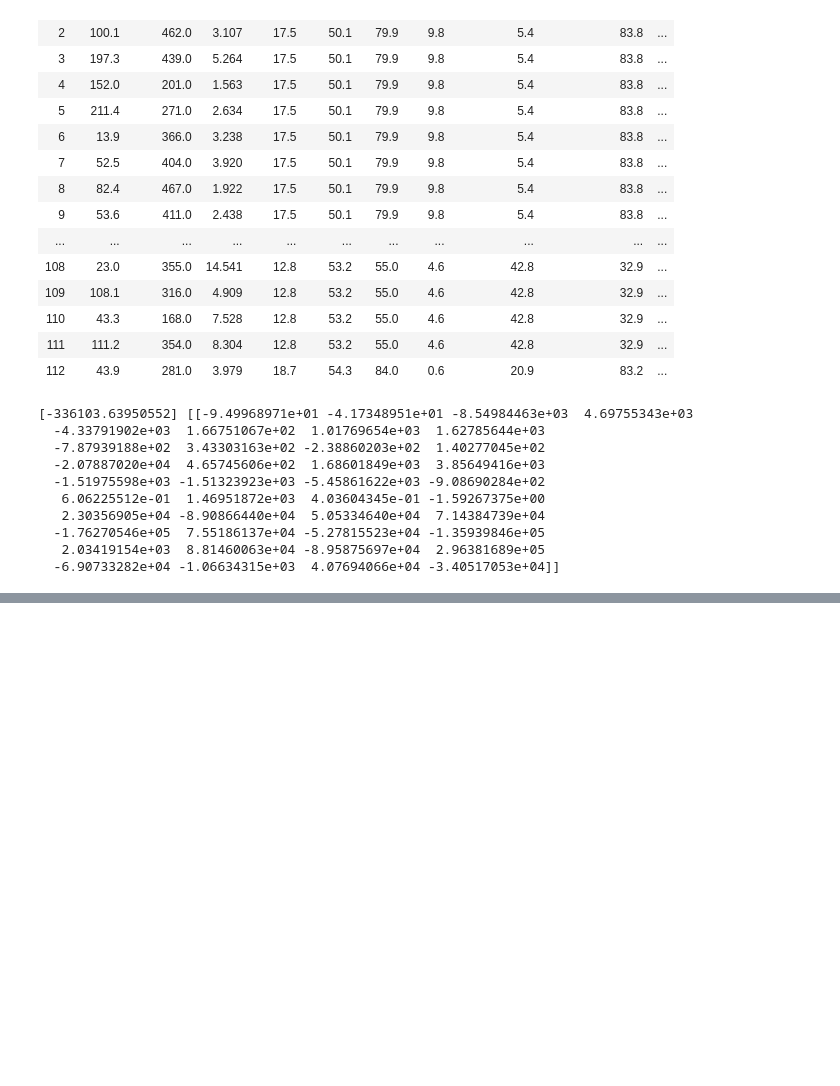
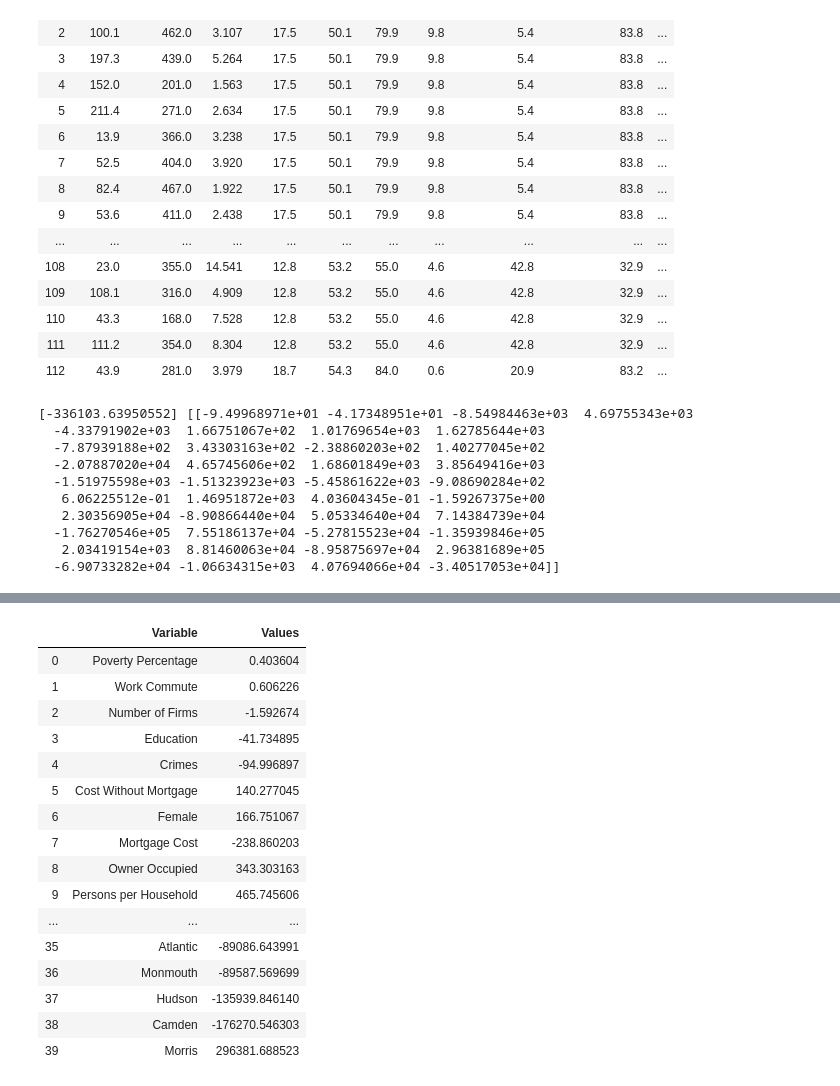
Before and after one commit to Bulinche/Dwelling---Project-3, a Jupyter notebook: Regressionfinal.ipynb, the cells around one changed output, grey strips where cells are left out. Drawn from its saved outputs; the diff is of its cells as text; code cells hidden in the pictures; blank space fills up the shorter version.

```diff
--- a/Regressionfinal.ipynb
+++ b/Regressionfinal.ipynb
@@ -665,0 +727,22 @@ print(model.intercept_, model.coef_)
+# %%
+# tempili = []
+# for v in temp[0]
+site.iloc[site['Values'].abs().argsort()].reset_index(drop=True)
+# %% [output]
+|  | Variable | Values |
+| 0 | Poverty Percentage | 0.403604 |
+| 1 | Work Commute | 0.606226 |
+| 2 | Number of Firms | -1.592674 |
+| 3 | Education | -41.734895 |
+| 4 | Crimes | -94.996897 |
+| 5 | Cost Without Mortgage | 140.277045 |
+| 6 | Female | 166.751067 |
+| 7 | Mortgage Cost | -238.860203 |
+| 8 | Owner Occupied | 343.303163 |
+| 9 | Persons per Household | 465.745606 |
+| ... | ... | ... |
+| 35 | Atlantic | -89086.643991 |
+| 36 | Monmouth | -89587.569699 |
+| 37 | Hudson | -135939.846140 |
+| 38 | Camden | -176270.546303 |
+| 39 | Morris | 296381.688523 |
```
Also changed, not shown: parts of 5 cells of this notebook, 1 other file.
